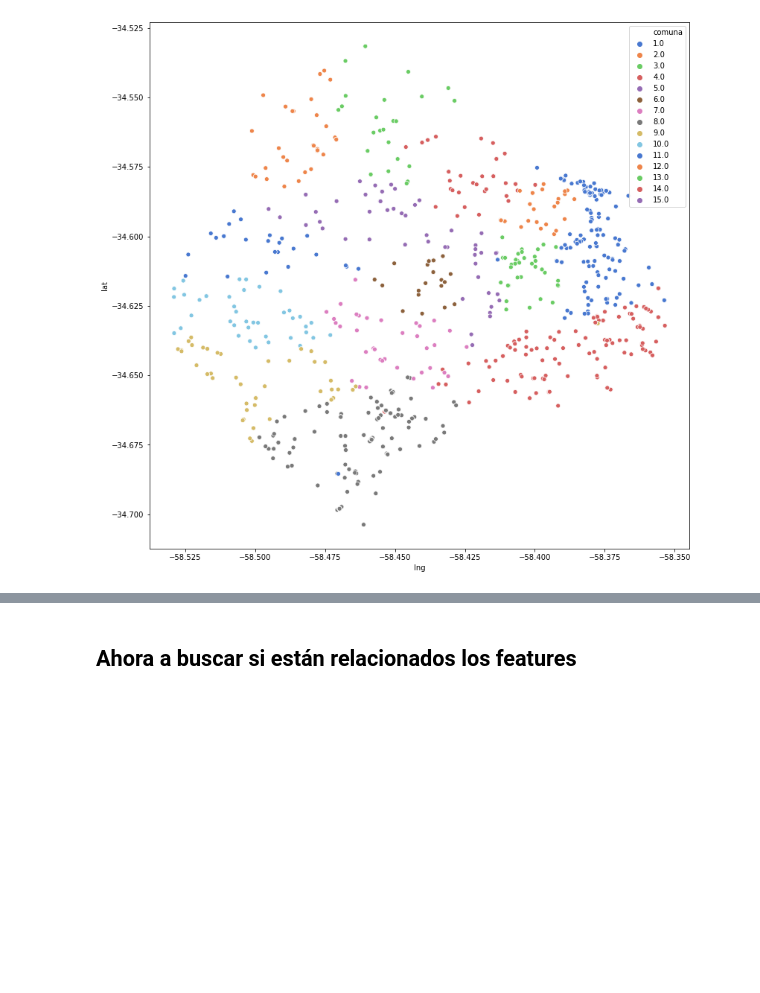
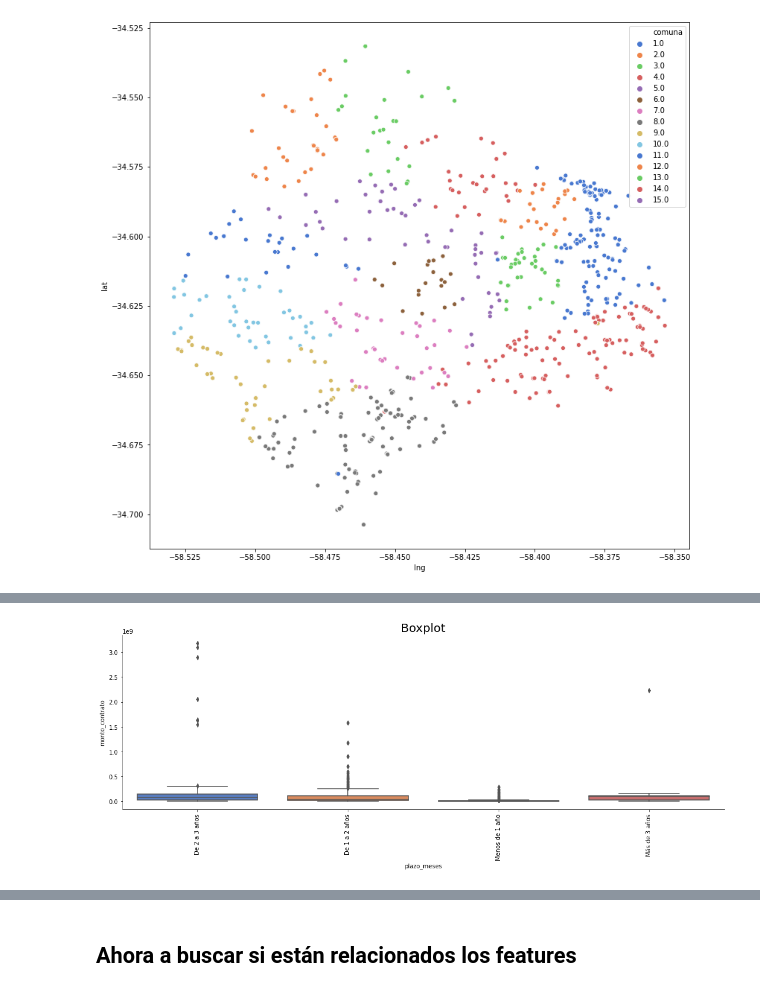
Before and after one commit to micatokashiki/Python-Project, a Jupyter notebook: Obras Públicas - Primera parte.ipynb, the cells around one changed output, grey strips where cells are left out. Saved outputs shown, nothing was run; the diff lists cells and outputs as text; code cells hidden in the pictures; blank space fills up the shorter version.

```diff
--- a/Obras Públicas - Primera parte.ipynb
+++ b/Obras Públicas - Primera parte.ipynb
@@ -402,0 +467,11 @@ plt.show()
+# %%
+g = sns.catplot(x='plazo_meses', y='monto_contrato',
+                data=obras_cleaned,
+                kind="box", # box , violin
+                height = 5,aspect=3 ,palette = "muted")
+g.set_xticklabels(rotation=90)
+g = g.set_ylabels("monto_contrato")
+plt.title('Boxplot',size = 20)
+plt.show()
+# %% [output]
+[figure, added]
```
Also changed, not shown: parts of 37 cells of this notebook.
